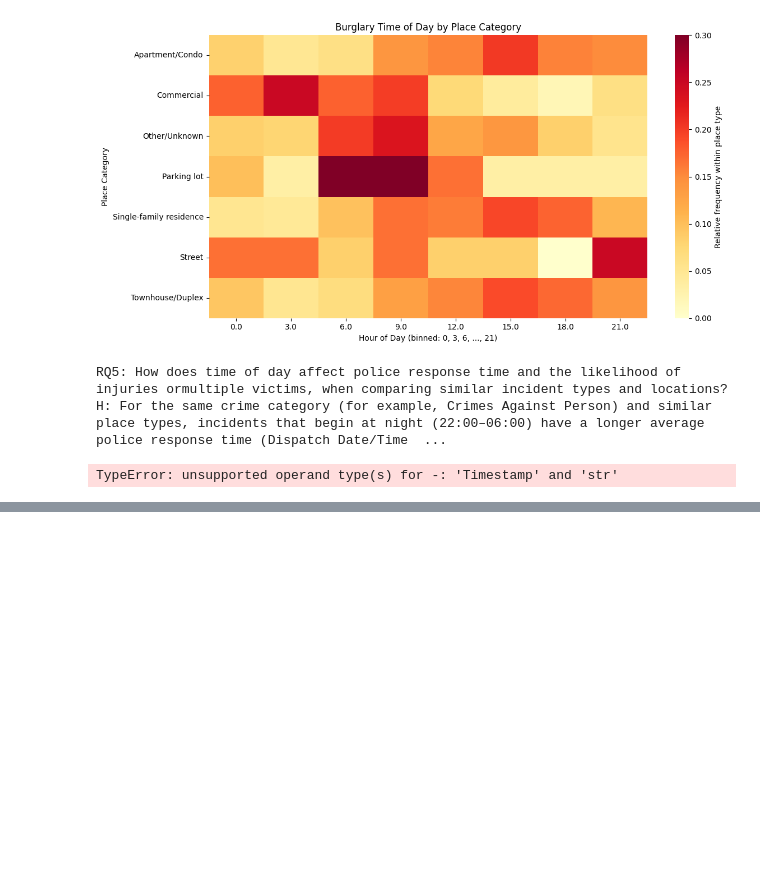
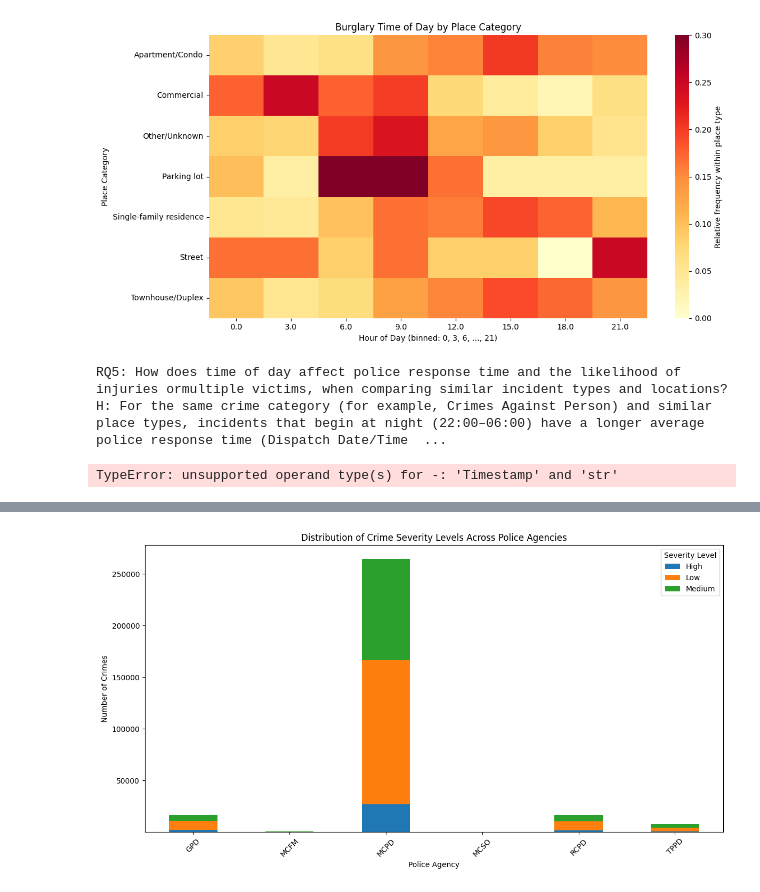
Before and after one commit to koshalaGit/CI7340_cw1, a Jupyter notebook: CW1.ipynb, the cells around one changed output, grey strips where cells are left out. Cells and saved outputs as stored; diff of their text form; code cells hidden in the pictures; blank space fills up the shorter version.

```diff
--- a/CW1.ipynb
+++ b/CW1.ipynb
@@ -821,0 +806,77 @@ RQ8: Visualization Chart 2
+# %%
+# ==============================
+# RQ9: Which primary crimes impact police districts and agencies the most when considering severity and frequency?
+# ==============================
+
+print("RQ9: Which primary crimes impact police districts and agencies the most when considering severity and frequency?")
+print("H: Crimes with high severity levels cluster in fewer districts but require more agency resources.")
+
+print("RQ9: Visualization Chart 1")
+
+q8_df = df.copy()
+# Filter out rows with specific agency codes that are not relevant for analysis
+# ~ (tilde) negates the condition, so we keep rows where Agency is NOT in ["OTHR", "P"]
+# isin() checks if the Agency value is in the list ["OTHR", "P"]
+# This removes "Other" agencies and "P" agencies to focus on standard police agencies
+q8_df = q8_df[~q8_df["Agency"].isin(["OTHR", "P"])]
+
+# Function to categorize crime severity based on NIBRS (National Incident-Based Reporting System) codes
+# NIBRS codes are standardized crime classification codes used by law enforcement
+def assign_severity(nibrs):
+    # Handle missing or null NIBRS codes
+    if pd.isna(nibrs):
+        return "Unknown"
+
+    # Convert NIBRS code to string for consistent comparison
+    nibrs = str(nibrs)
+
+    # High severity (violent crimes) - includes homicide, assault, robbery, etc.
+    high = ["09A", "09B", "09C", "100", "11A", "11B", "11C", "120",
+            "13A", "13B", "13C"]
+
+    # Medium severity (property crimes) - includes burglary, theft, motor vehicle theft, etc.
+    medium = ["23A", "23B", "23C", "23D", "23E", "23F", "23G", "23H",
+              "220", "240", "250", "290", "200"]
+
+    # Categorize the crime based on NIBRS code
+    if nibrs in high:
+        return "High"
+    elif nibrs in medium:
+        return "Medium"
+    else:
+        return "Low"
+
+# Apply the assign_severity function to each NIBRS Code in the dataset
+# apply() runs the function on each value in the "NIBRS Code" column
+# Creates a new column "Crime Severity" with the severity classification for each crime
+q8_df["Crime Severity"] = q8_df["NIBRS Code"].apply(assign_severity)
+
+# Create a summary table counting crimes by Agency and Crime Severity
+# groupby(["Agency", "Crime Severity"]): Groups the data by Agency and Crime Severity levels
+# size(): Counts the number of crimes in each group (Agency + Severity combination)
+# unstack(fill_value=0): Converts the grouped data into a pivot table format
+#   - Rows represent Agencies, columns represent Severity levels (High, Medium, Low)
+#   - fill_value=0 ensures missing combinations show 0 instead of NaN
+# This creates a cross-tabulation table showing crime counts for each agency by severity level
+severity_counts = q8_df.groupby(["Agency", "Crime Severity"]).size().unstack(fill_value=0)
+
+# Create a stacked bar chart to visualize crime severity distribution across agencies
+# plot(): Creates a visualization from the severity_counts DataFrame
+# kind="bar": Specifies a bar chart type
+# stacked=True: Stacks the severity levels (High, Medium, Low) on top of each other for each agency
+#   This allows comparison of both total crimes per agency and the proportion of each severity level
+# figsize=(14, 7): Sets the figure size to 14 inches wide by 7 inches tall for better readability
+severity_counts.plot(
+    kind="bar",
+    stacked=True,
+    figsize=(14, 7)
+)
+
+# Customize the chart appearance and labels
+plt.title("Distribution of Crime Severity Levels Across Police Agencies")  # Add a descriptive title
+plt.ylabel("Number of Crimes")  # Label the y-axis (vertical axis) showing the count of crimes
+plt.xlabel("Police Agency")  # Label the x-axis (horizontal axis) showing the agency names
+plt.xticks(rotation=45)  # Rotate x-axis labels 45 degrees to prevent overlapping agency names
+plt.legend(title="Severity Level")  # Add a legend showing the severity levels with a title
+plt.show()  # Display the chart in the notebook
+# %% [output]
@@ -821,0 +886 @@ RQ8: Visualization Chart 2
+[figure, added]
```
Also changed, not shown: parts of 8 cells of this notebook.
